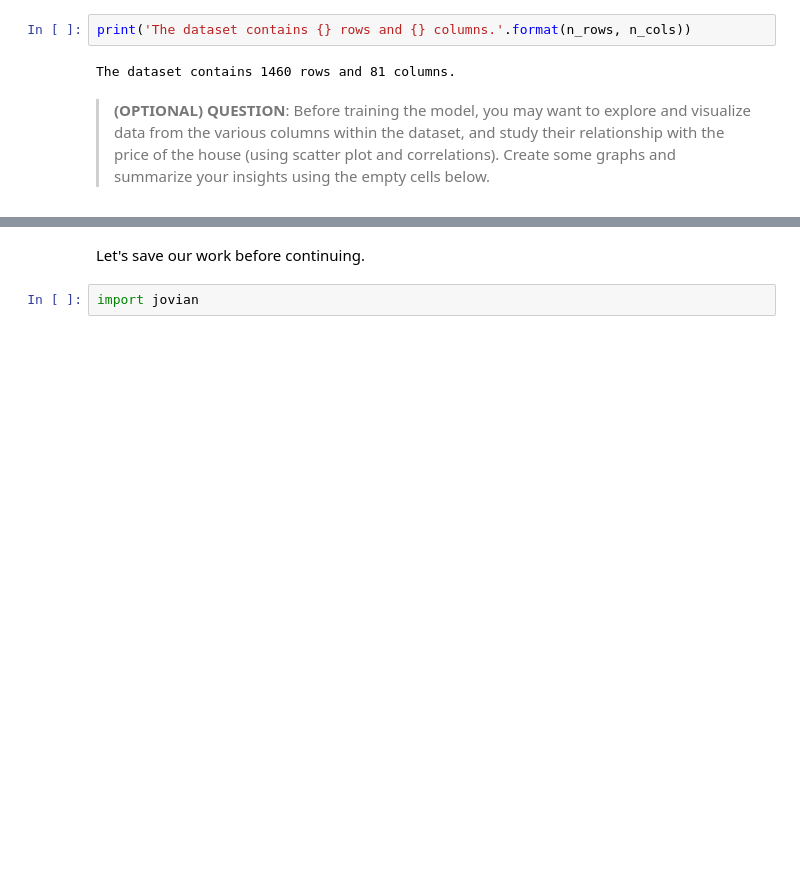
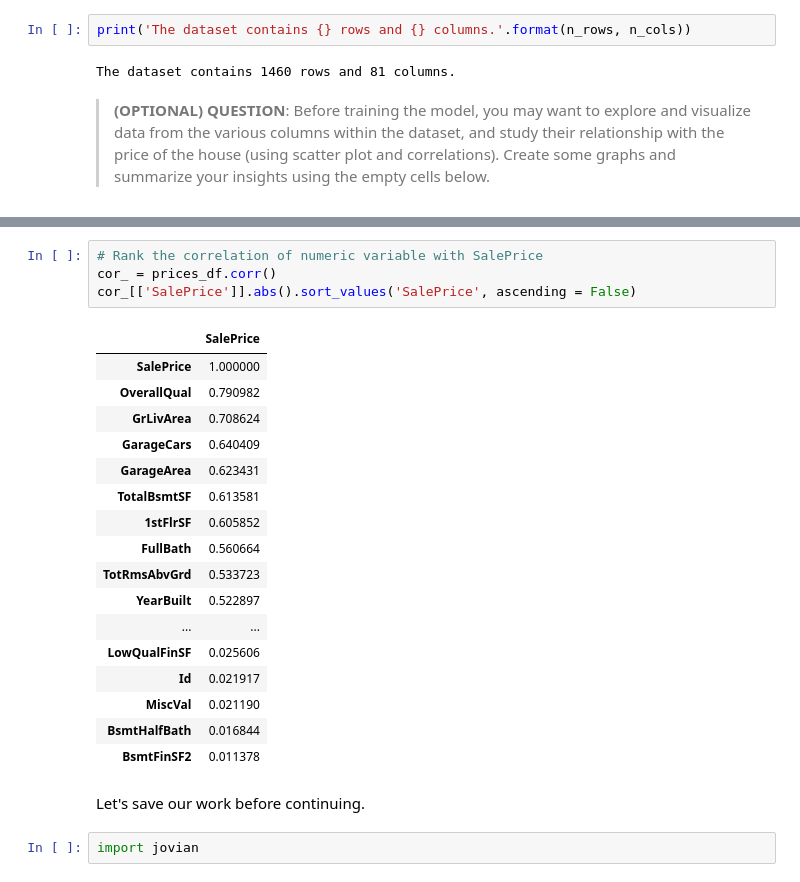
Before and after one commit to Surfix/Learn2, a Jupyter notebook: Jovian/python-sklearn-assignment/python-sklearn-assignment.ipynb, the cells around one changed output, grey strips where cells are left out. Saved outputs shown, nothing was run; the diff lists cells and outputs as text; blank space fills up the shorter version.

```diff
--- a/Jovian/python-sklearn-assignment/python-sklearn-assignment.ipynb
+++ b/Jovian/python-sklearn-assignment/python-sklearn-assignment.ipynb
@@ -163,3 +257,25 @@ The dataset contains 1460 rows and 81 columns.
+# %%
+# Rank the correlation of numeric variable with SalePrice
+cor_ = prices_df.corr()
+cor_[['SalePrice']].abs().sort_values('SalePrice', ascending = False)
+# %% [output]
+|  | SalePrice |
+| SalePrice | 1.000000 |
+| OverallQual | 0.790982 |
+| GrLivArea | 0.708624 |
+| GarageCars | 0.640409 |
+| GarageArea | 0.623431 |
+| TotalBsmtSF | 0.613581 |
+| 1stFlrSF | 0.605852 |
+| FullBath | 0.560664 |
+| TotRmsAbvGrd | 0.533723 |
+| YearBuilt | 0.522897 |
+| ... | ... |
+| LowQualFinSF | 0.025606 |
+| Id | 0.021917 |
+| MiscVal | 0.021190 |
+| BsmtHalfBath | 0.016844 |
+| BsmtFinSF2 | 0.011378 |
 # %% [markdown]
 Let's save our work before continuing.
 # %%
```
Also changed, not shown: parts of 57 cells of this notebook.
